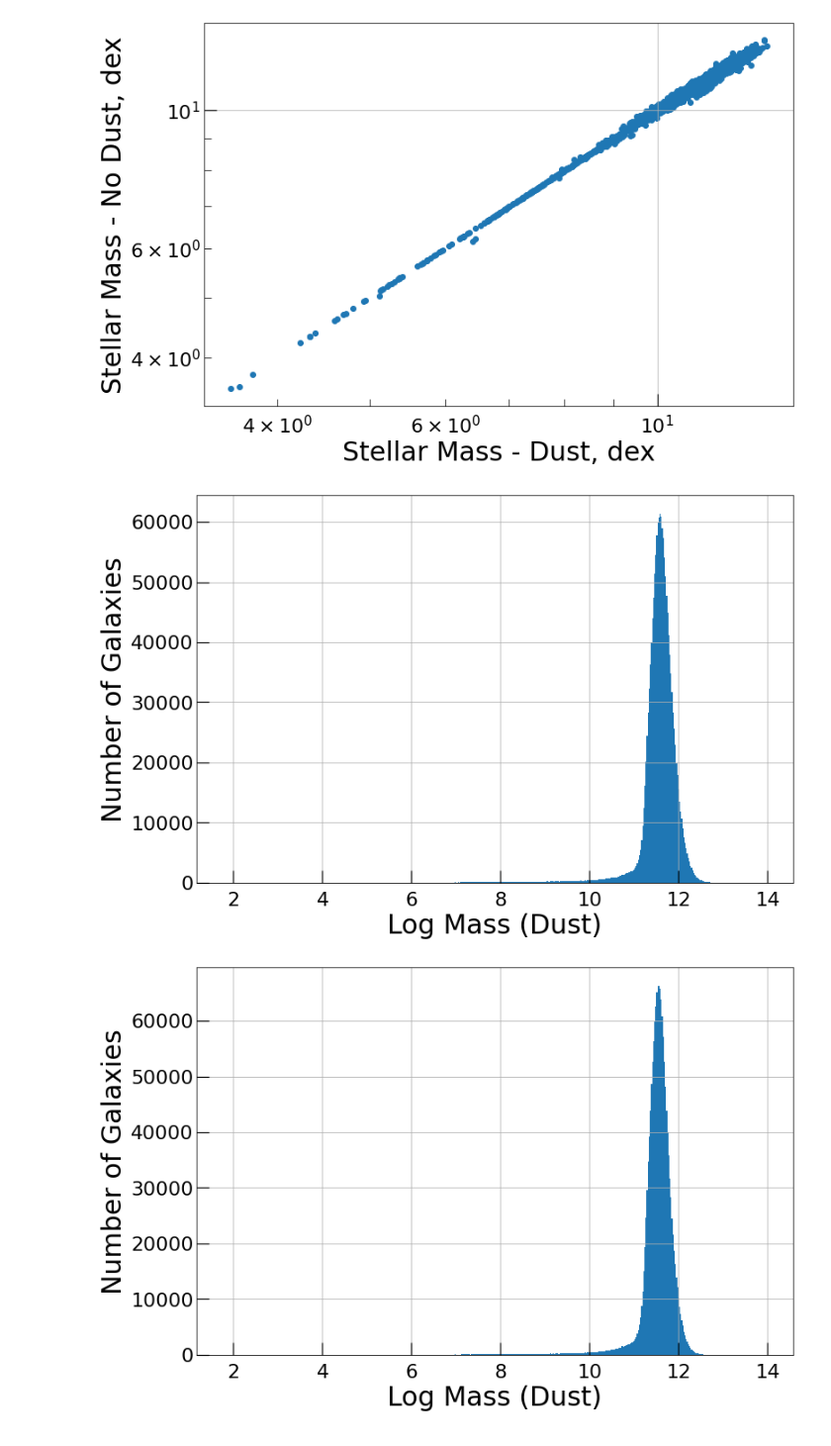
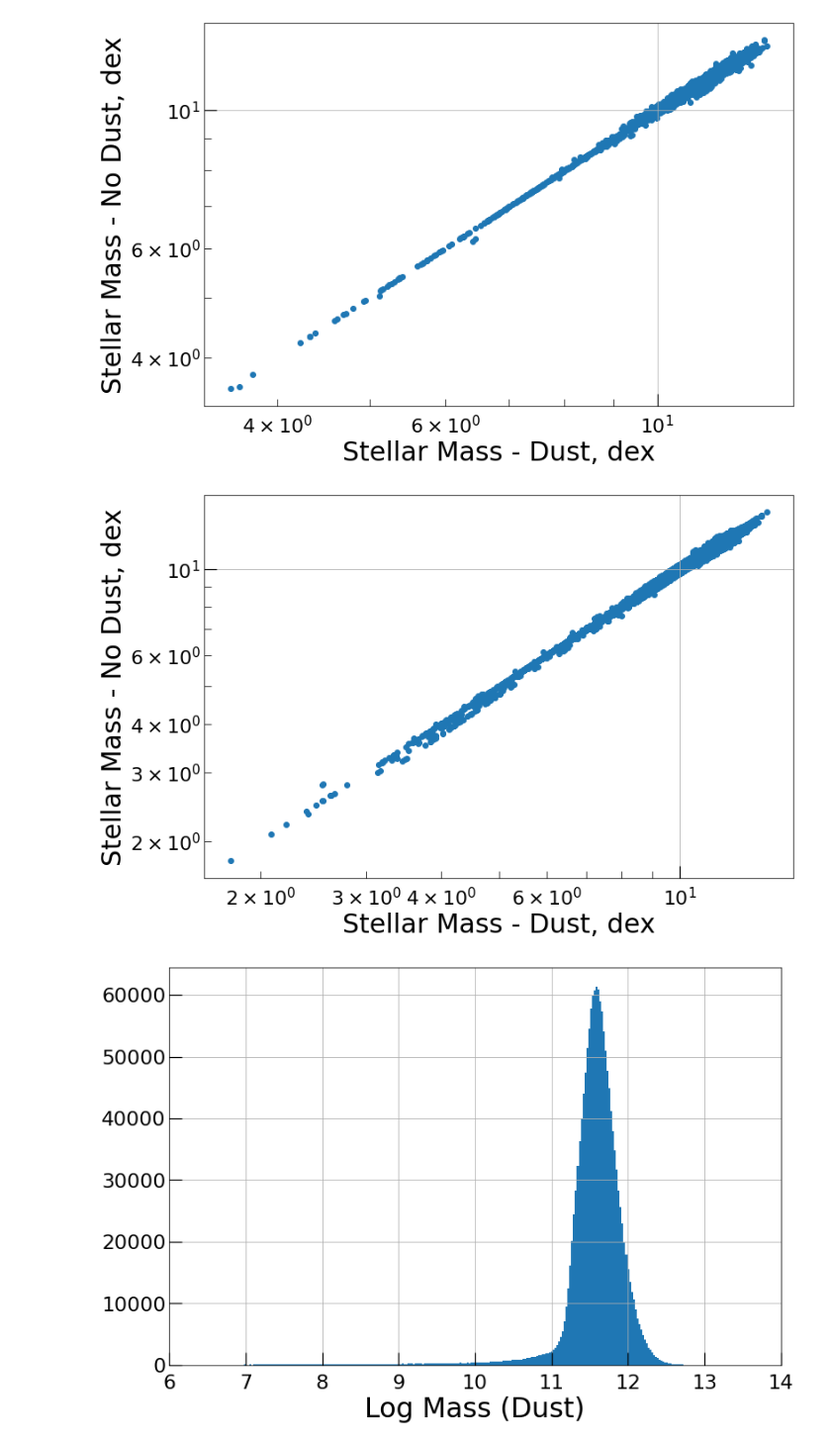
Before and after one commit to idrkhowto/Stellar-Mass-Estimates-SDSS_DR12, a Jupyter notebook: SDSS12_Stellar_Mass_Estimates.ipynb, the cells around one changed output. Shown at 99% size. Drawn from its saved outputs; the diff is of its cells as text; code cells hidden in the pictures.

```diff
--- a/SDSS12_Stellar_Mass_Estimates.ipynb
+++ b/SDSS12_Stellar_Mass_Estimates.ipynb
@@ -162,25 +162,44 @@ plt.ylabel('Stellar Mass - No Dust, dex', size = 30)
 Text(0, 0.5, 'Stellar Mass - No Dust, dex')
 [figure]
 # %%
-#Plot complete stellar mass estimate data from SDSS12
+#Complete stellar mass plots
+
+plt.figure(figsize=(12,8))
+plt.grid()
+plt.xscale('log')
+plt.yscale('log')
+
+plt.scatter(StellarMassDust_data.field(17), StellarMassNoDust_data.field(17))
+
+plt.xlabel('Stellar Mass - Dust, dex', size = 30)
+plt.ylabel('Stellar Mass - No Dust, dex', size = 30)
 
 plt.figure(figsize=(12,8))
 plt.grid()
 
 #Dust
 plt.xlabel('Log Mass (Dust)', size = 30)
-plt.ylabel('Number of Galaxies', size = 30)
+plt.xlim((6,14))
 plt.hist(StellarMassDust_data.field(17), bins=500)
 plt.show()
 
 plt.figure(figsize=(12,8))
 plt.grid()
 
 #No Dust
 plt.xlabel('Log Mass (No Dust)', size = 30)
-plt.ylabel('Number of Galaxies', size = 30)
+plt.xlim((6,14))
 plt.hist(StellarMassNoDust_data.field(17), bins=500)
 plt.show()
+
+plt.figure(figsize=(12,8))
+plt.grid()
+
+#Difference
+plt.xlabel('Log Mass (Dust-No Dust)', size = 30)
+plt.ylim((0,30000))
+plt.hist(StellarMassDust_data.field(17) - StellarMassNoDust_data.field(17), bins=500)
+plt.show()
 # %% [output]
-[figure, old version]
+[figure, new version]
-[figure, old version]
+[figure, new version]
```
Also changed, not shown: parts of 2 cells of this notebook.
